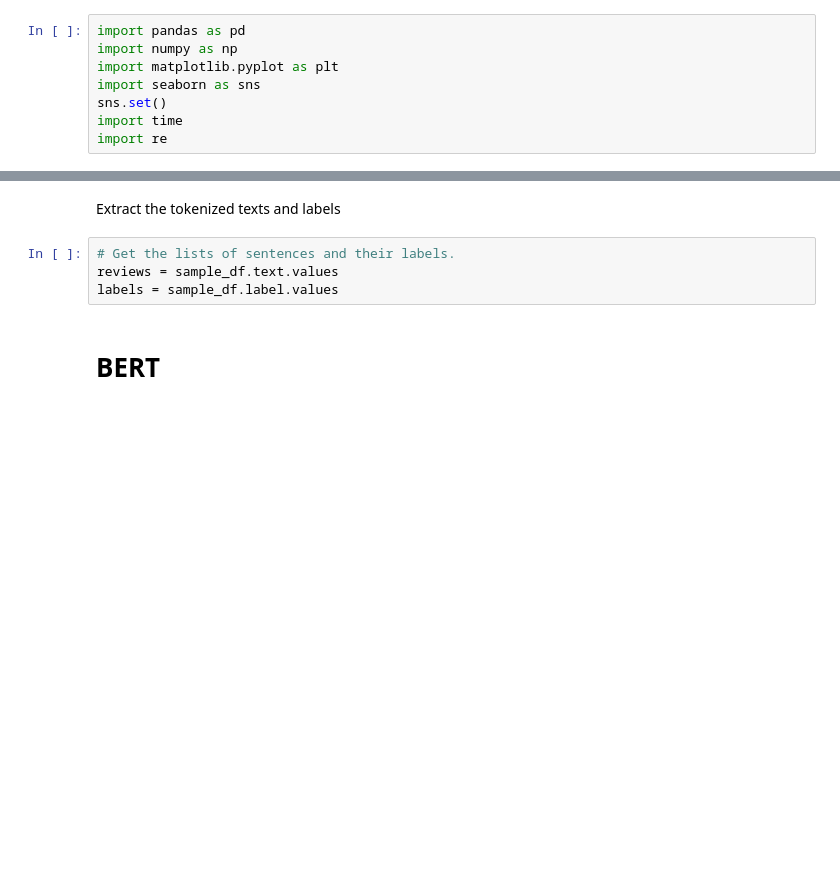
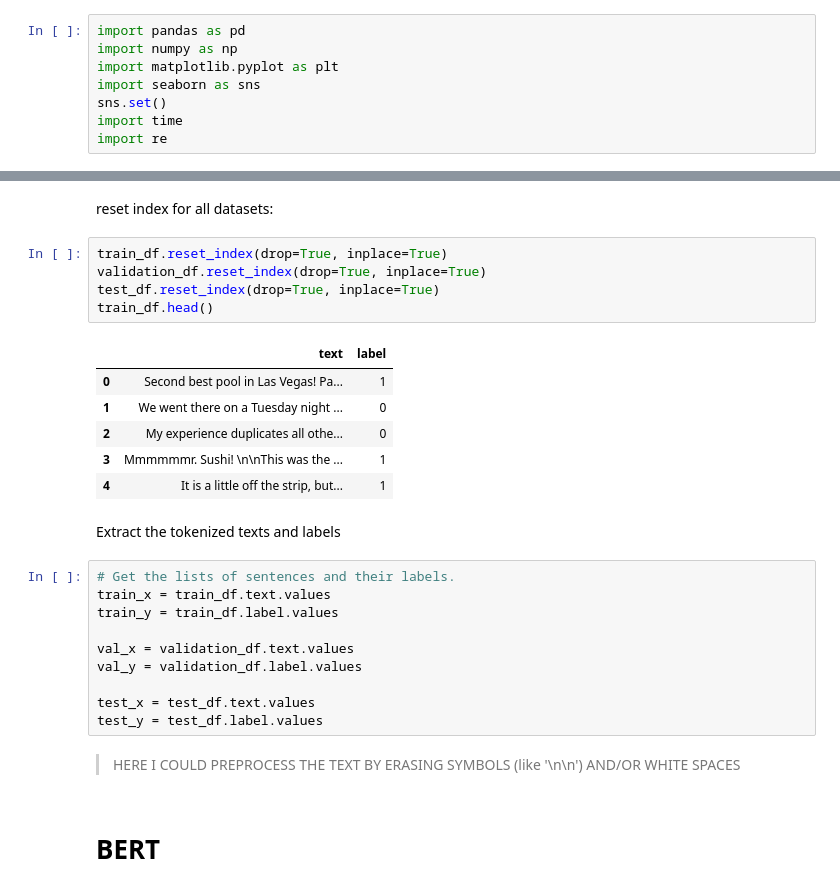
Before and after one commit to lupis30puc/yelp_bert_random_forest, a Jupyter notebook: Yelp_polarity_trainning_BERT.ipynb, the cells around one changed output, grey strips where cells are left out. Saved outputs shown, nothing was run; the diff lists cells and outputs as text; blank space fills up the shorter version.

```diff
--- a/Yelp_polarity_trainning_BERT.ipynb
+++ b/Yelp_polarity_trainning_BERT.ipynb
@@ -98,9 +99,33 @@ sample_df.head()
+# %% [markdown]
+reset index for all datasets:
+# %%
+train_df.reset_index(drop=True, inplace=True)
+validation_df.reset_index(drop=True, inplace=True)
+test_df.reset_index(drop=True, inplace=True)
+train_df.head()
+# %% [output]
+|  | text | label |
+| 0 | Second best pool in Las Vegas! Pa... | 1 |
+| 1 | We went there on a Tuesday night ... | 0 |
+| 2 | My experience duplicates all othe... | 0 |
+| 3 | Mmmmmmr. Sushi! \n\nThis was the ... | 1 |
+| 4 | It is a little off the strip, but... | 1 |
 # %% [markdown]
 Extract the tokenized texts and labels
 # %%
 # Get the lists of sentences and their labels.
-reviews = sample_df.text.values
-labels = sample_df.label.values
+train_x = train_df.text.values
+train_y = train_df.label.values
+
+val_x = validation_df.text.values
+val_y = validation_df.label.values
+
+test_x = test_df.text.values
+test_y = test_df.label.values
+# %% [markdown]
+
+
+> HERE I COULD PREPROCESS THE TEXT BY ERASING SYMBOLS (like '\n\n') AND/OR WHITE SPACES
 # %% [markdown]
 # BERT
 # %% [markdown]
```
Also changed, not shown: parts of 38 cells of this notebook.
